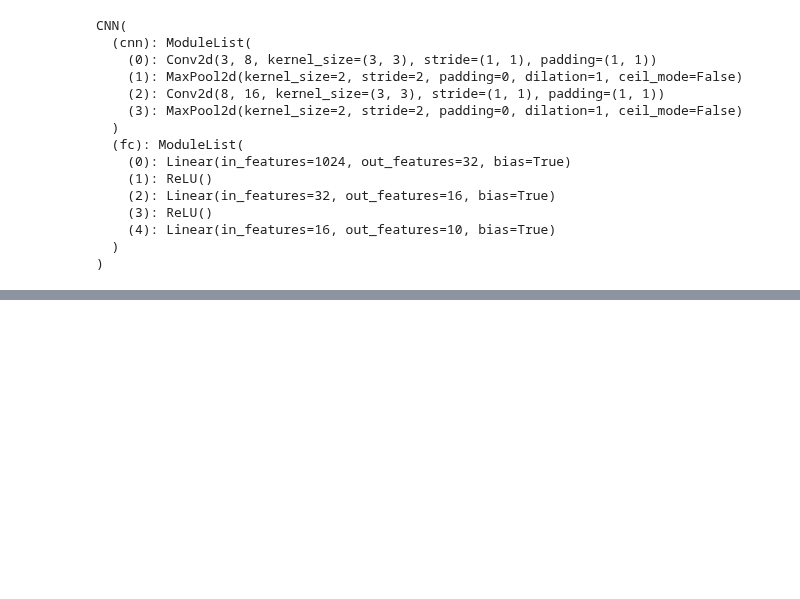
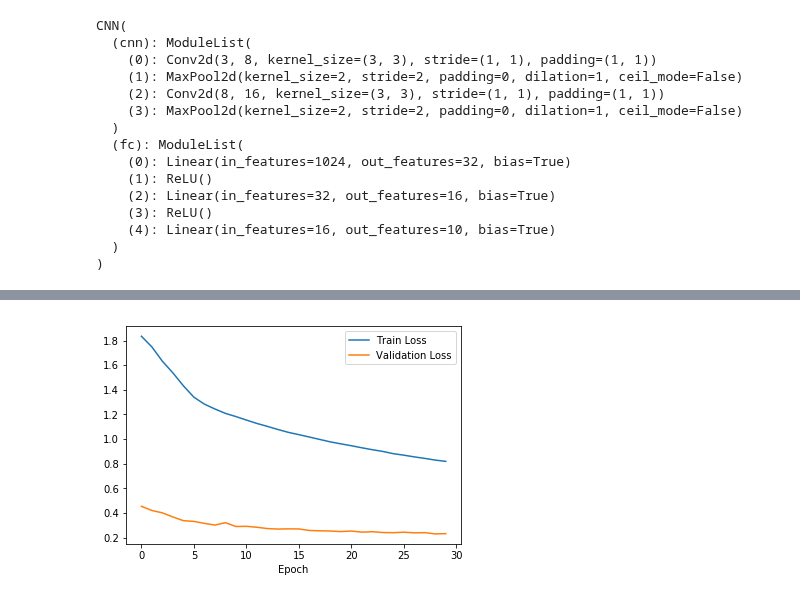
Before and after one commit to RMeli/torchplayground, a Jupyter notebook: playground/cfar10.ipynb, the cells around one changed output, grey strips where cells are left out. Cells and saved outputs as stored; diff of their text form; code cells hidden in the pictures; blank space fills up the shorter version.

```diff
--- a/playground/cfar10.ipynb
+++ b/playground/cfar10.ipynb
@@ -97,7 +97,7 @@ optimizer = optim.SGD(model.parameters(), lr=0.01)
 loss = nn.NLLLoss()
 # %%
 # Train model
-epochs = 50
+epochs = 30
 model_name = "data/CIFAR10/cnn_CFAR10.pt"
 if os.path.isfile(model_name):
     # Load the model
@@ -142,3 +142,4 @@ Epoch: 45
+[figure, added]
 # %%
 # Test the model
 test_loss = 0.0
```
Also changed, not shown: parts of 4 cells of this notebook.
